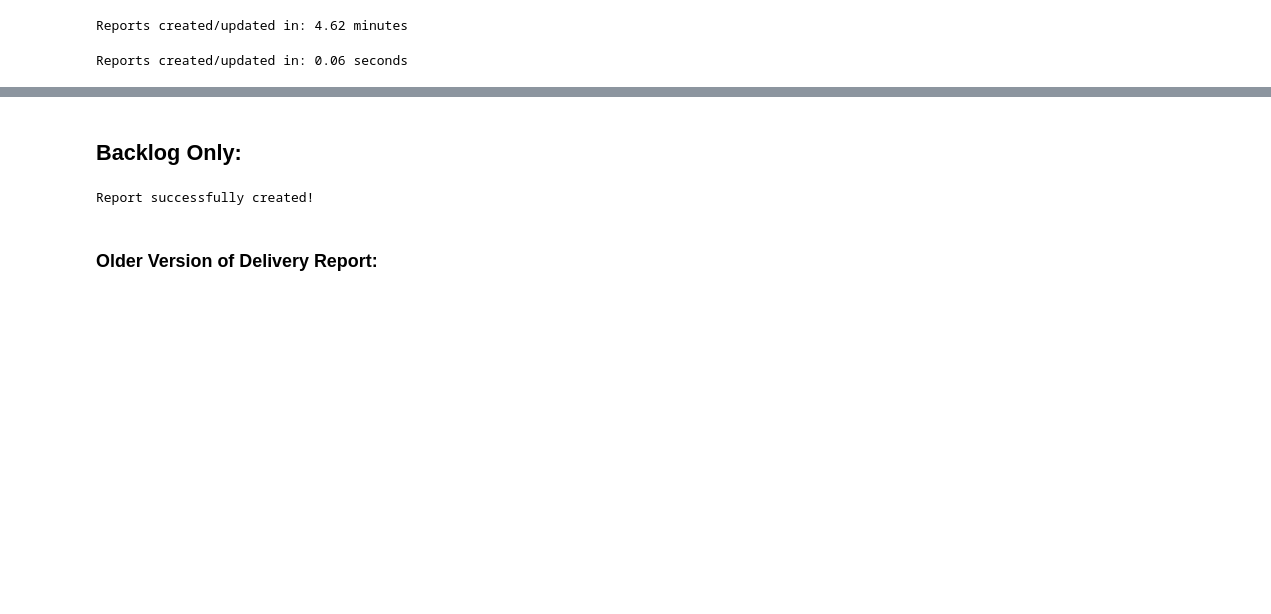
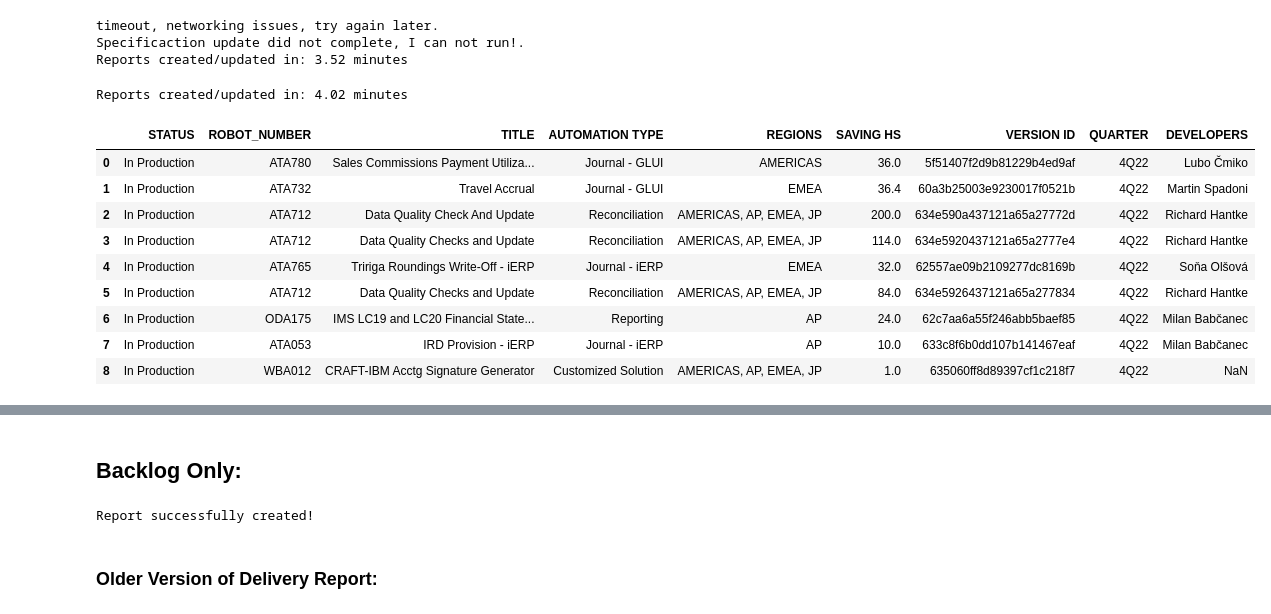
Before and after one commit to camposleyba/father, a Jupyter notebook: Reports/Fast Reports.ipynb, the cells around one changed output, grey strips where cells are left out. Saved outputs shown, nothing was run; the diff lists cells and outputs as text; code cells hidden in the pictures; blank space fills up the shorter version.

```diff
--- a/Reports/Fast Reports.ipynb
+++ b/Reports/Fast Reports.ipynb
@@ -20,7 +20,7 @@ fr.changesub()
 
 fr.download_master_2()
 
-fr.quarter='3Q22'
+fr.quarter='4Q22'
 fr.delivery_report()
 fr.validsub()
 
@@ -49,7 +49,9 @@ if mins < 1:
 else:
     print('Reports created/updated in: {:.2f} minutes'.format(mins))
 # %% [output]
-Reports created/updated in: 4.62 minutes
+timeout, networking issues, try again later.
+Specificaction update did not complete, I can not run!.
+Reports created/updated in: 3.52 minutes
 # %%
 import warnings
 import subprocess
@@ -65,7 +67,16 @@ warnings.filterwarnings('ignore')
 
 fr = FastReports()
 
-fr.download_master_2()
+if os.path.exists(r'C:\Users\016434613\Desktop\Specification.xlsx'):
+    fr.update_specification()
+    fr.add_days()
+else:
+    if os.path.exists(r'C:\Users\016434613\Desktop\Reports\Specification.xlsx'):
+        fr.filepath_spec = r'C:\Users\016434613\Desktop\Reports\Specification.xlsx'
+        fr.update_specification()
+        fr.add_days()
+    else:
+        print('Specification file does not exist!')
 
 end = time.time()
 mins = (end-start)/60.00
@@ -75,7 +86,7 @@ if mins < 1:
 else:
     print('Reports created/updated in: {:.2f} minutes'.format(mins))
 # %% [output]
-Reports created/updated in: 0.06 seconds
+Reports created/updated in: 4.02 minutes
 # %%
 import pandas as pd
 import re
@@ -91,7 +102,7 @@ import time
 import pickle
 
 filepath_ = r"C:\Users\016434613\Downloads\progress_dt_tasks_details_report.xlsx"
-quarter = '3Q22'
+quarter = '4Q22'
 
 df = pd.read_excel(filepath_,sheet_name="Tasks")
 df = df.rename(columns={'ROBOT NUMBER':'ROBOT_NUMBER'})
@@ -101,66 +112,44 @@ df_lindo = df_lindo.rename(columns={'MANUAL EXECUTION DURATION (hours per year)'
 
 df4 = df_lindo
 df4['ORIGIN RELEASE'] = df4['ORIGIN RELEASE'].apply(lambda x: str(x))
 df4['QUARTER'] = df4['ORIGIN RELEASE'].apply(lambda x: x[4:7]+x[11:15])
 
 df4['QUARTER'] = df4['QUARTER'].apply(lambda x: '1Q21' if x == 'Mar2021' else '1Q21' if x == 'Feb2021' else '1Q21' if x == 'Jan2021' else x)
 df4['QUARTER'] = df4['QUARTER'].apply(lambda x: '2Q21' if x == 'Jun2021' else '2Q21' if x == 'May2021' else '2Q21' if x == 'Apr2021' else x)
 df4['QUARTER'] = df4['QUARTER'].apply(lambda x: '3Q21' if x == 'Sep2021' else '3Q21' if x == 'Aug2021' else '3Q21' if x == 'Jul2021' else x)
 df4['QUARTER'] = df4['QUARTER'].apply(lambda x: '4Q21' if x == 'Dec2021' else '4Q21' if x == 'Nov2021' else '4Q21' if x == 'Oct2021' else x)
 df4['QUARTER'] = df4['QUARTER'].apply(lambda x: '1Q22' if x == 'Jan2022' else '1Q22' if x == 'Feb2022' else '1Q22' if x == 'Mar2022' else x)
 df4['QUARTER'] = df4['QUARTER'].apply(lambda x: '2Q22' if x == 'Jun2022' else '2Q22' if x == 'May2022' else '2Q22' if x == 'Apr2022' else x)
 df4['QUARTER'] = df4['QUARTER'].apply(lambda x: '3Q22' if x == 'Sep2022' else '3Q22' if x == 'Aug2022' else '3Q22' if x == 'Jul2022' else x)
 df4['QUARTER'] = df4['QUARTER'].apply(lambda x: '4Q22' if x == 'Dec2022' else '4Q22' if x == 'Nov2022' else '4Q22' if x == 'Oct2022' else x)
 
 df5 = df4.loc[df4['QUARTER']==quarter,]
 df5.drop(columns=["ORIGIN RELEASE"],inplace=True)
 
 filepath_ = r"C:\Users\016434613\Downloads\progress_dt_tasks_master_report.xlsx"
 
 df_Development = pd.read_excel(filepath_,sheet_name="Development (Iterations)")
 
 df_Development = df_Development.loc[:,['VERSION ID','DEVELOPERS']]
 df_Development.drop_duplicates('VERSION ID',inplace=True)
 
 df_Development.reset_index(inplace=True, drop=True)
 
 df5 = df5.merge(df_Development, on="VERSION ID", how="left")
 
 df5.loc[df5['VERSION ID']=='6329f38e3d3f2f2ee3ebc99e','DEVELOPERS']='Dario Cesar Atach'
+df5.loc[df5['VERSION ID']=='633549dbaec8d48dde23dff8','DEVELOPERS']='Marián Chrást'
+df5.loc[df5['VERSION ID']=='633823c7ffd0c408ad843990','DEVELOPERS']='Branislav Podoba'
 
-pos = []
-valor = []
-cont=0
-
-for i in range(df5['DEVELOPERS'].size):
-    x=re.search(",",df5['DEVELOPERS'][i])
-    if x is not None:
-        valor.append(df5['DEVELOPERS'][i])
-        Devel = valor[cont].split(",")
-        df5['DEVELOPERS'][i]=Devel[0]
-        pos.append(i)
-        cont+=1
-
-df10 = self.mgr_report()
-
-df5 = df5.merge(df10, on="DEVELOPERS", how="left")
-
-for t in range(len(pos)):
-    df5['DEVELOPERS'][pos[t]]=valor[t]
-
-df5.loc[df5['DEVELOPERS']=="Andre Daniel Rodrigues",'Manager']="Andrej Csiaki"
-df5.loc[df5['DEVELOPERS']=="Martin Nicolas Benitez Alegre",'Manager']="Martin Campos"
-df5.loc[df5['DEVELOPERS']=="Tomas Funes",'Manager']="Martin Campos"
-df5.loc[df5['ROBOT_NUMBER']=="ODA139",'DEVELOPERS']="Ezequiel Ferlauto"
-df5.loc[df5['ROBOT_NUMBER']=="ODA149",'DEVELOPERS']="Ezequiel Ferlauto"
-df5.loc[df5['ROBOT_NUMBER']=="ODA146",'DEVELOPERS']="Ezequiel Ferlauto"
-df5.loc[df5['ROBOT_NUMBER']=="ODA147",'DEVELOPERS']="Ezequiel Ferlauto"
-df5.loc[df5['ROBOT_NUMBER']=="ODA144",'DEVELOPERS']="Ezequiel Ferlauto"
-df5.loc[df5['ROBOT_NUMBER']=="ODA143",'DEVELOPERS']="Bruno Secchiari"
-df5.loc[df5['ROBOT_NUMBER']=="ODA111",'DEVELOPERS']="Bruno Secchiari"
-
-df5['Count']=1
-
-df5 = df5.loc[:,['Manager','DEVELOPERS','Count','SAVING HS','QUARTER','ROBOT_NUMBER','TITLE','STATUS','AUTOMATION TYPE','REGIONS']]
-df5 = df5.rename(columns={'DEVELOPERS':'Developer'})
-df5.to_excel(r"C:\Users\016434613\Desktop\Delivery Report.xlsx", index=False)
+df5
+# %% [output]
+|  | STATUS | ROBOT_NUMBER | TITLE | AUTOMATION TYPE | REGIONS | SAVING HS | VERSION ID | QUARTER | DEVELOPERS |
+| 0 | In Production | ATA780 | Sales Commissions Payment Utiliza... | Journal - GLUI | AMERICAS | 36.0 | 5f51407f2d9b81229b4ed9af | 4Q22 | Lubo Čmiko |
+| 1 | In Production | ATA732 | Travel Accrual | Journal - GLUI | EMEA | 36.4 | 60a3b25003e9230017f0521b | 4Q22 | Martin Spadoni |
+| 2 | In Production | ATA712 | Data Quality Check And Update | Reconciliation | AMERICAS, AP, EMEA, JP | 200.0 | 634e590a437121a65a27772d | 4Q22 | Richard Hantke |
+| 3 | In Production | ATA712 | Data Quality Checks and Update | Reconciliation | AMERICAS, AP, EMEA, JP | 114.0 | 634e5920437121a65a2777e4 | 4Q22 | Richard Hantke |
+| 4 | In Production | ATA765 | Tririga Roundings Write-Off - iERP | Journal - iERP | EMEA | 32.0 | 62557ae09b2109277dc8169b | 4Q22 | Soňa Olšová |
+| 5 | In Production | ATA712 | Data Quality Checks and Update | Reconciliation | AMERICAS, AP, EMEA, JP | 84.0 | 634e5926437121a65a277834 | 4Q22 | Richard Hantke |
+| 6 | In Production | ODA175 | IMS LC19 and LC20 Financial State... | Reporting | AP | 24.0 | 62c7aa6a55f246abb5baef85 | 4Q22 | Milan Babčanec |
+| 7 | In Production | ATA053 | IRD Provision - iERP | Journal - iERP | AP | 10.0 | 633c8f6b0dd107b141467eaf | 4Q22 | Milan Babčanec |
+| 8 | In Production | WBA012 | CRAFT-IBM Acctg Signature Generator | Customized Solution | AMERICAS, AP, EMEA, JP | 1.0 | 635060ff8d89397cf1c218f7 | 4Q22 | NaN |
```
Also changed, not shown: parts of 1 cell of this notebook, 6 other files.
